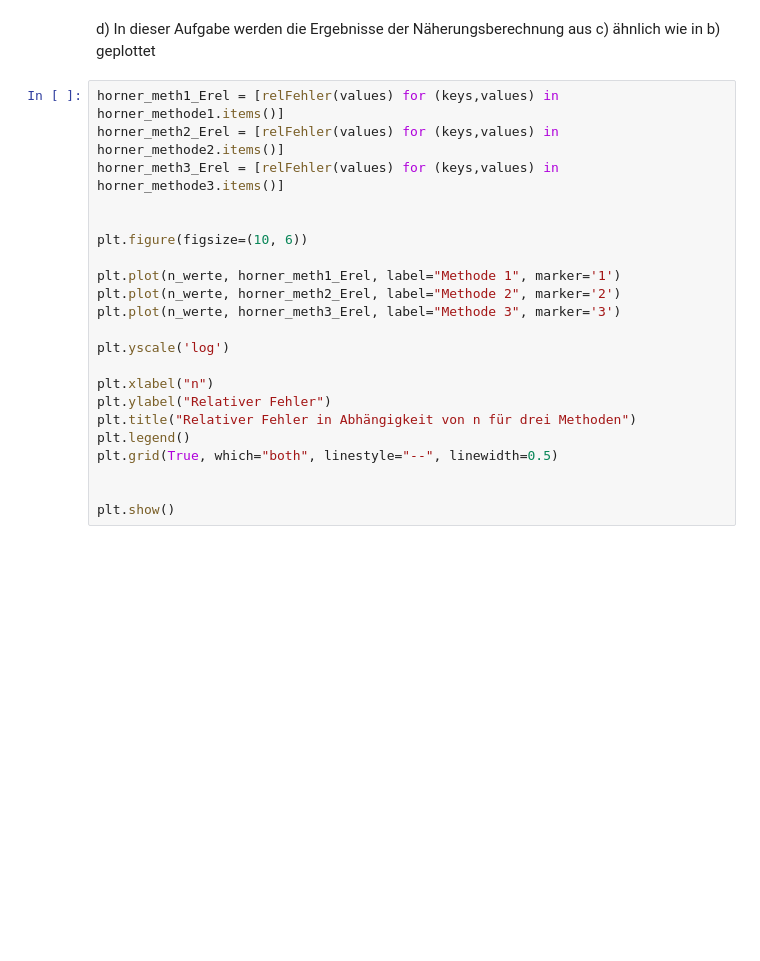
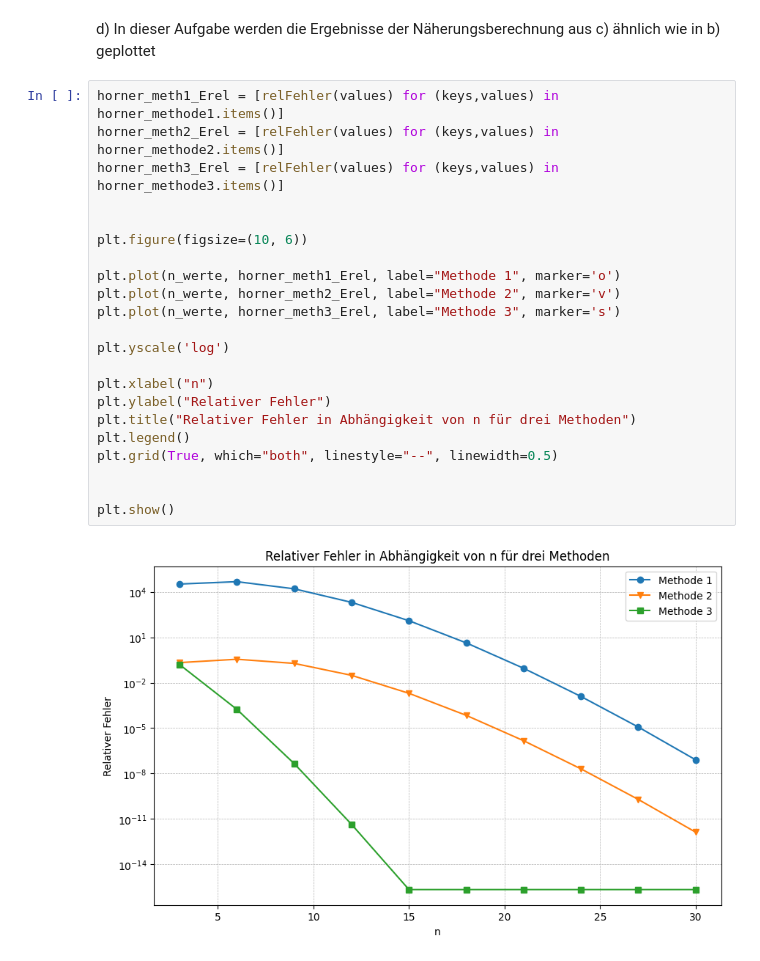
Before and after one commit to RubinMehr/num0, a Jupyter notebook: Blatt1.ipynb, the cells around one changed output. Saved outputs shown, nothing was run; the diff lists cells and outputs as text; blank space fills up the shorter version.

```diff
--- a/Blatt1.ipynb
+++ b/Blatt1.ipynb
@@ -119,22 +159,24 @@ d) In dieser Aufgabe werden die Ergebnisse der Näherungsberechnung aus c) ähnl
 # %%
 horner_meth1_Erel = [relFehler(values) for (keys,values) in horner_methode1.items()]
 horner_meth2_Erel = [relFehler(values) for (keys,values) in horner_methode2.items()]
 horner_meth3_Erel = [relFehler(values) for (keys,values) in horner_methode3.items()]
 
 
 plt.figure(figsize=(10, 6))
 
-plt.plot(n_werte, horner_meth1_Erel, label="Methode 1", marker='1')
-plt.plot(n_werte, horner_meth2_Erel, label="Methode 2", marker='2')
-plt.plot(n_werte, horner_meth3_Erel, label="Methode 3", marker='3')
+plt.plot(n_werte, horner_meth1_Erel, label="Methode 1", marker='o')
+plt.plot(n_werte, horner_meth2_Erel, label="Methode 2", marker='v')
+plt.plot(n_werte, horner_meth3_Erel, label="Methode 3", marker='s')
 
 plt.yscale('log')
 
 plt.xlabel("n")
 plt.ylabel("Relativer Fehler")
 plt.title("Relativer Fehler in Abhängigkeit von n für drei Methoden")
 plt.legend()
 plt.grid(True, which="both", linestyle="--", linewidth=0.5)
 
 
 plt.show()
+# %% [output]
+[figure, added]
```
Also changed, not shown: parts of 5 cells of this notebook, 2 other files.
